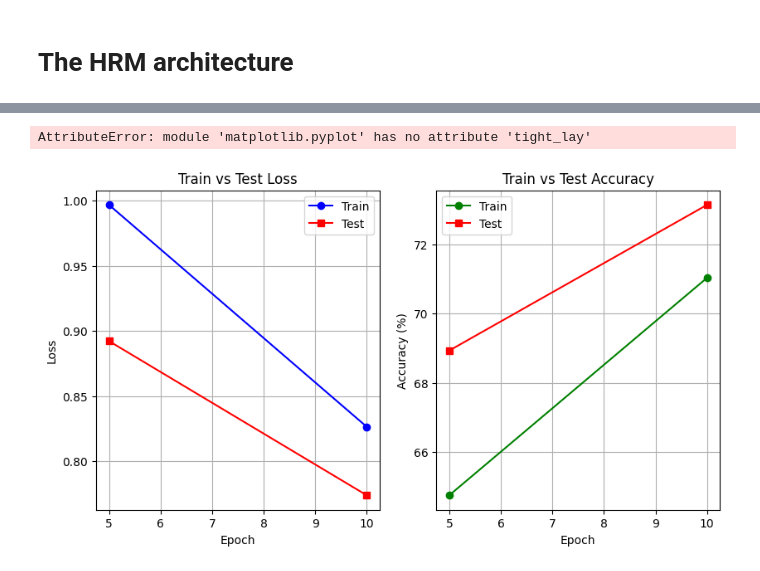
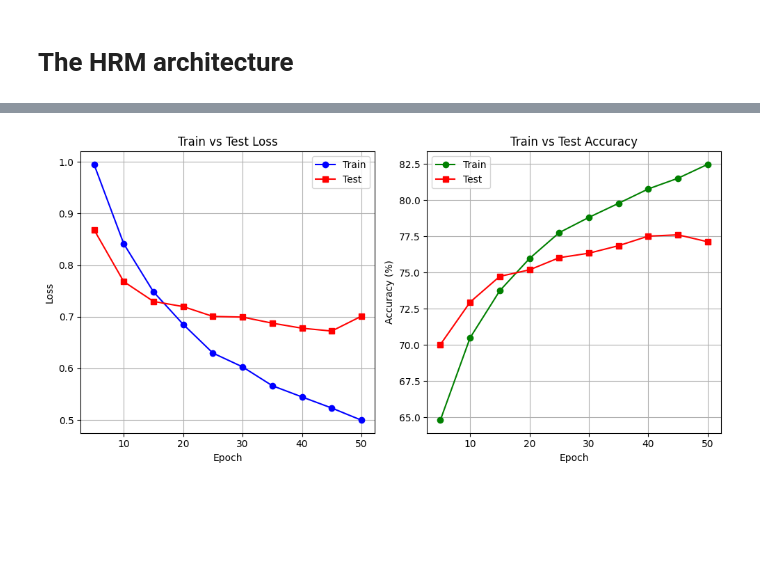
Before and after one commit to Arjun-G-Ravi/HRM-for-cifar10, a Jupyter notebook: main.ipynb, the cells around one changed output, grey strips where cells are left out. Saved outputs shown, nothing was run; the diff lists cells and outputs as text; code cells hidden in the pictures; blank space fills up the shorter version.

```diff
--- a/main.ipynb
+++ b/main.ipynb
@@ -70,6 +70,8 @@ class HRM(nn.Module):
 
         # lstm
         self.lstm = nn.LSTM(self.lstm_input_size, self.lstm_hidden_size, batch_first=True)
+        self.L = LowBlock()
+        self.H = HighBlock()
         self.dropout2 = nn.Dropout(0.3)
 
         # ffnn
@@ -85,12 +87,9 @@ class HRM(nn.Module):
         out = out.view(bs, 1, -1)  # Reshape for LSTM: (batch, seq_len=1, features)
 
         if self.training:
-            # For training: use 1-step gradient update (truncated BPTT K=1)
-            # Since we only have 1 timestep here, we just run normally but could extend this
-            # for multi-step sequences by running first T-1 steps with no_grad
+            # add one step-gradient update here in the future; current version uses normal backprop
             out, _ = self.lstm(out)
         else:
-            # In eval, run normally
             out, _ = self.lstm(out)
 
         out = self.dropout2(out)
@@ -101,6 +100,8 @@ class HRM(nn.Module):
 model = HRM().to(device)
 criterion = nn.CrossEntropyLoss()
 optimizer = optim.Adam(model.parameters(), lr=0.001)
+
+model = torch.compile(model)
 # %%
 # Lists to store metrics
 train_losses = []
@@ -110,7 +111,7 @@ test_accuracies = []
 epochs_recorded = []
 # %%
 # Training
-for epoch in range(10):
+for epoch in range(50):
     model.train()
     running_loss = 0.0
     correct_train = 0
@@ -176,28 +182,27 @@ Test Loss: 0.7738, Test Accuracy: 73.14%
 # %%
 # Plot graphs
 plt.figure(figsize=(15, 5))
 
 # Loss plot
 plt.subplot(1, 3, 1)
 plt.plot(epochs_recorded, train_losses, 'b-', marker='o', label='Train')
 plt.plot(epochs_recorded, test_losses, 'r-', marker='s', label='Test')
 plt.title('Train vs Test Loss')
 plt.xlabel('Epoch')
 plt.ylabel('Loss')
 plt.grid(True)
 plt.legend()
 
 # Combined accuracy plot
 plt.subplot(1, 3, 2)
 plt.plot(epochs_recorded, train_accuracies, 'g-', marker='o', label='Train')
 plt.plot(epochs_recorded, test_accuracies, 'r-', marker='s', label='Test')
 plt.title('Train vs Test Accuracy')
 plt.xlabel('Epoch')
 plt.ylabel('Accuracy (%)')
 plt.grid(True)
 plt.legend()
 
-plt.tight_lay
+plt.tight_layout()
 # %% [output]
-AttributeError: module 'matplotlib.pyplot' has no attribute 'tight_lay'
-[figure, old version]
+[figure, new version]
```
Also changed, not shown: parts of 1 cell of this notebook, 2 other files.
